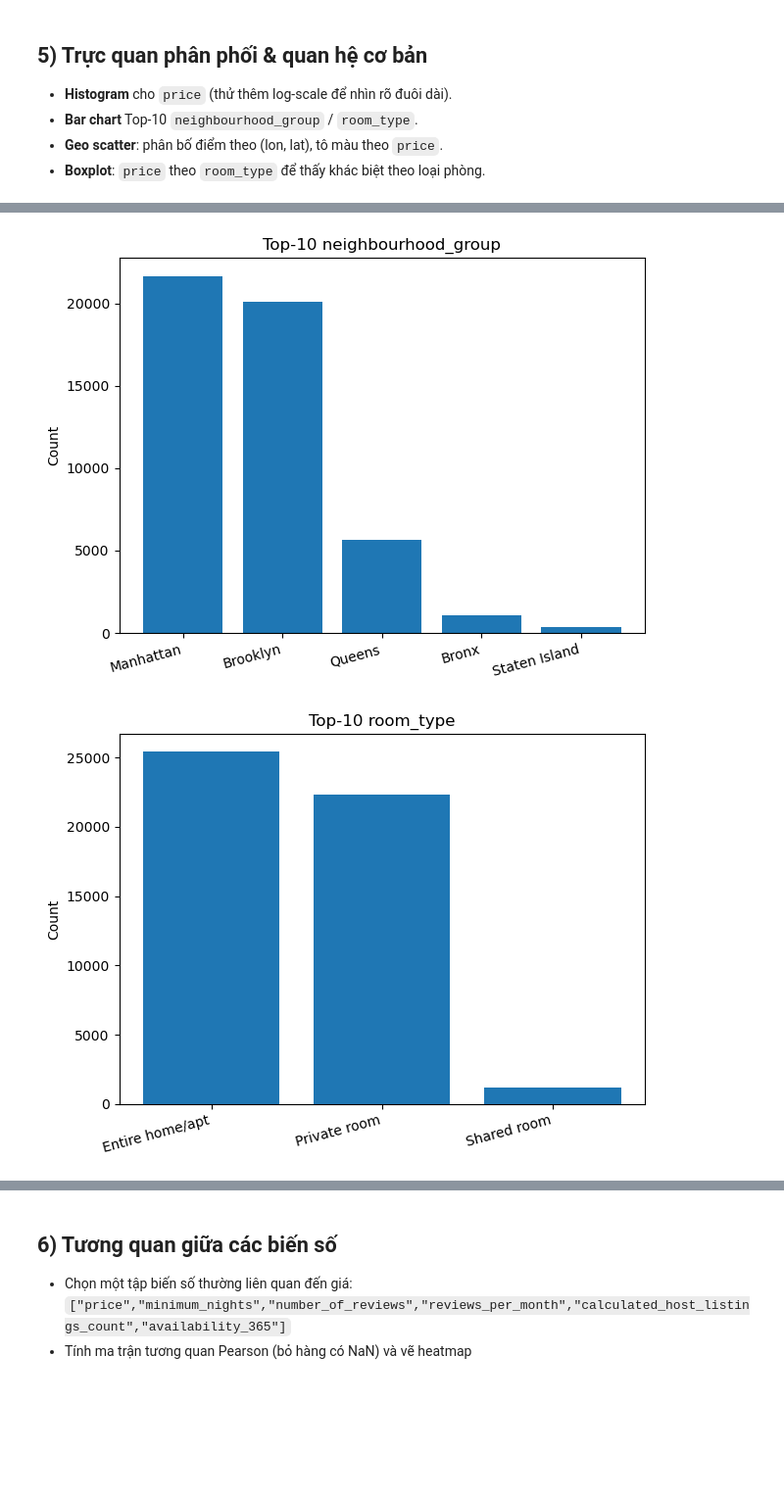
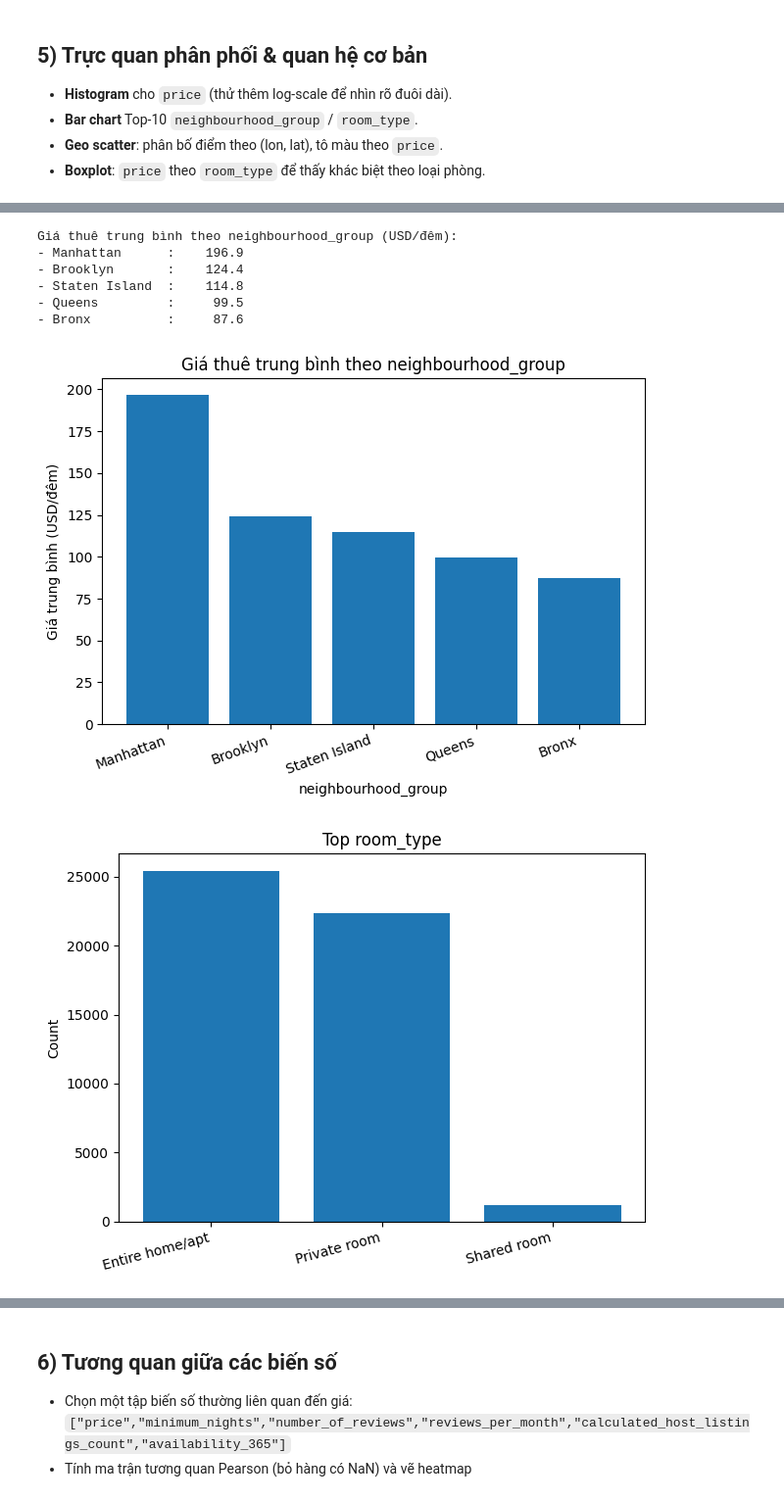
Before and after one commit to khoaoe/CSC17104-Airbnb, a Jupyter notebook: notebooks/01_data_exploration.ipynb, the cells around one changed output, grey strips where cells are left out. Shown: that part at 98% size. Cells and saved outputs as stored; diff of their text form; code cells hidden in the pictures; blank space fills up the shorter version.

```diff
--- a/notebooks/01_data_exploration.ipynb
+++ b/notebooks/01_data_exploration.ipynb
@@ -166,10 +200,50 @@ Thống kê mô tả (cột số):
 # %%
 # Bar chart tần suất theo nhóm
-if "neighbourhood_group" in cols:
-    plot_bar_counts(cols["neighbourhood_group"], topk=10, title="Top-10 neighbourhood_group", rotation=15)
+# 1) Giá thuê trung bình theo khu vực (neighbourhood_group)
+neigh = cols["neighbourhood_group"]
+price = cols["price"].astype(float)
 
-if "room_type" in cols:
-    plot_bar_counts(cols["room_type"], topk=10, title="Top-10 room_type", rotation=15)
+# Lọc giá hợp lệ > 0
+mask = np.isfinite(price) & (price > 0)
+neigh_valid = neigh[mask]
+price_valid = price[mask]
+
+# Tính giá trung bình theo khu vực
+neigh_keys, neigh_mean_price = groupby_reduce(
+    neigh_valid,
+    price_valid,
+    how="mean",
+)
+
+# Sắp xếp khu vực theo giá giảm dần
+order = np.argsort(-neigh_mean_price)
+neigh_sorted = neigh_keys[order]
+mean_sorted = neigh_mean_price[order]
+
+print("Giá thuê trung bình theo neighbourhood_group (USD/đêm):")
+for n, m in zip(neigh_sorted, mean_sorted):
+    print(f"- {n:15s}: {m:8.1f}")
+
+# plot
+plot_bar_values(
+    categories=neigh_sorted,
+    values=mean_sorted,
+    title="Giá thuê trung bình theo neighbourhood_group",
+    xlabel="neighbourhood_group",
+    ylabel="Giá trung bình (USD/đêm)",
+    sort_by="value",
+    ascending=False,
+    rotation=20,
+)
+
+# 2) theo loại phòng
+plot_bar_counts(cols["room_type"], topk=10, title="Top room_type", rotation=15)
 # %% [output]
+Giá thuê trung bình theo neighbourhood_group (USD/đêm):
+- Manhattan      :    196.9
+- Brooklyn       :    124.4
+- Staten Island  :    114.8
+- Queens         :     99.5
+- Bronx          :     87.6
-[figure, old version]
+[figure, new version]
-[figure, old version]
+[figure, new version]
```
Also changed, not shown: parts of 17 cells of this notebook, 7 other files.
